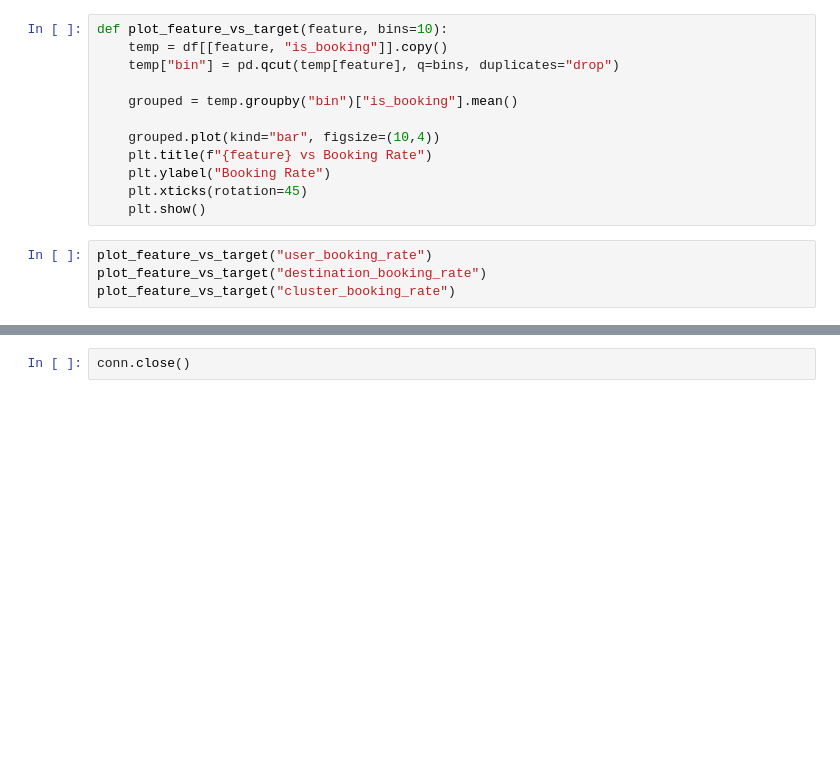
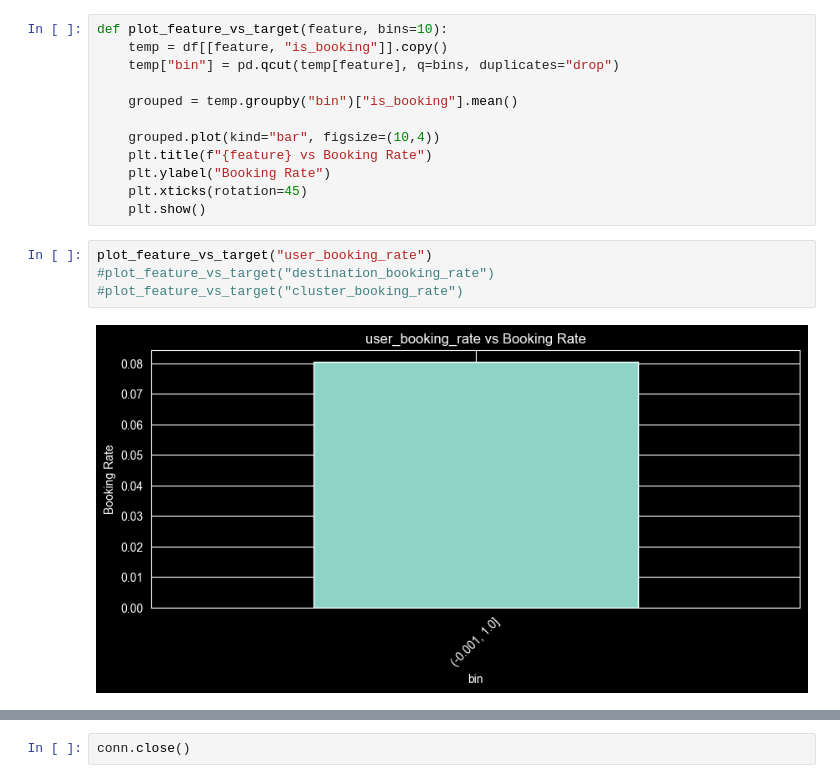
Before and after one commit to benattimatheus/ExpediaTravelAnalysis, a Jupyter notebook: notebooks/feature_validation.ipynb, the cells around one changed output, grey strips where cells are left out. Saved outputs shown, nothing was run; the diff lists cells and outputs as text; blank space fills up the shorter version.

```diff
--- a/notebooks/feature_validation.ipynb
+++ b/notebooks/feature_validation.ipynb
@@ -54,8 +64,10 @@ def plot_feature_vs_target(feature, bins=10):
     plt.show()
 # %%
 plot_feature_vs_target("user_booking_rate")
-plot_feature_vs_target("destination_booking_rate")
-plot_feature_vs_target("cluster_booking_rate")
+#plot_feature_vs_target("destination_booking_rate")
+#plot_feature_vs_target("cluster_booking_rate")
+# %% [output]
+[figure, added]
 # %%
 corr = df[aggregated_features + ["is_booking"]].corr()
 
```
Also changed, not shown: parts of 8 cells of this notebook, 6 other files.
